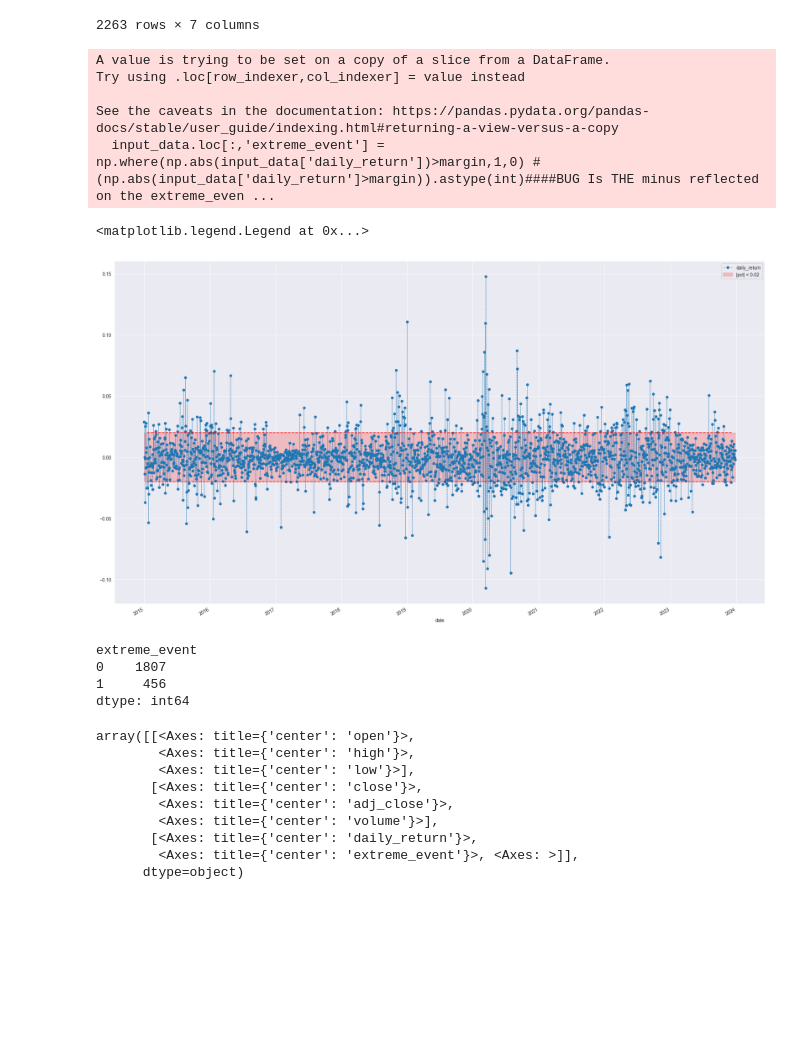
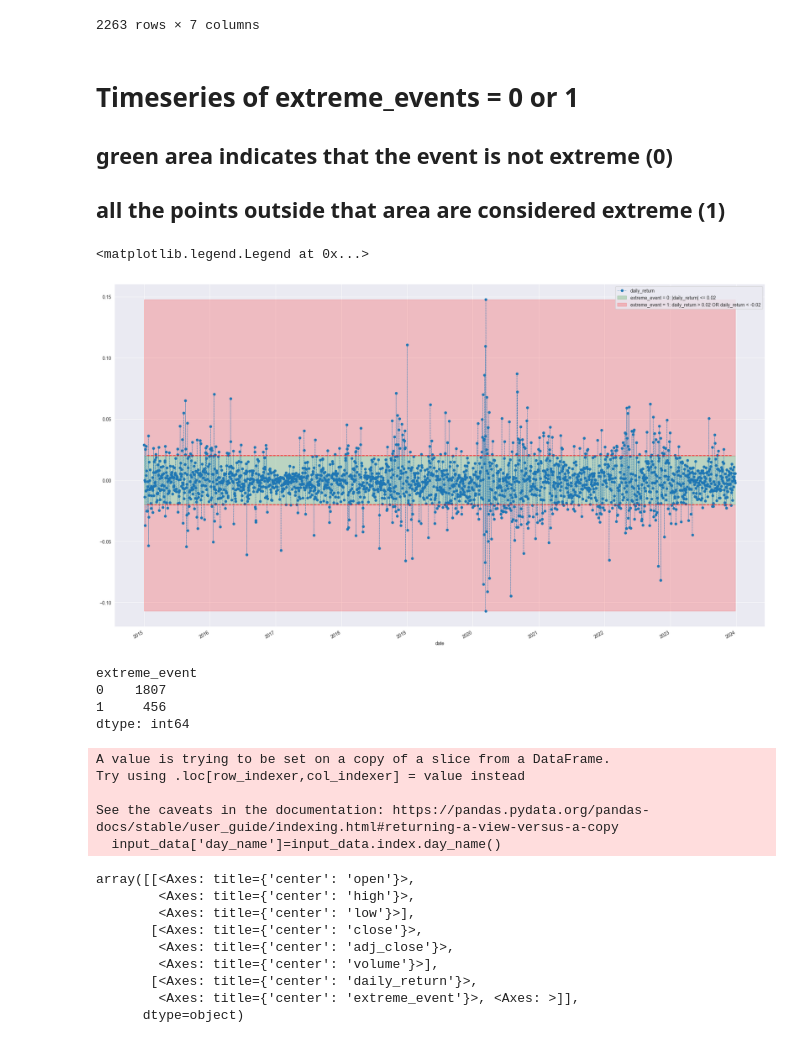
Before and after one commit to agerom/aic2_assignment, a Jupyter notebook: eda.ipynb, the cells around one changed output. Cells and saved outputs as stored; diff of their text form; code cells hidden in the pictures; blank space fills up the shorter version.

```diff
--- a/eda.ipynb
+++ b/eda.ipynb
@@ -237,22 +237,24 @@ See the caveats in the documentation: https://pandas.pydata.org/pandas-docs/stab
 | 2023-12-27 | 192.490005 | 193.500000 | 191.089996 | 193.149994 | 192.419830 | 48087700 | -0.002221 |
 | 2023-12-28 | 194.139999 | 194.660004 | 193.169998 | 193.580002 | 192.848221 | 34049900 | 0.005454 |
 2263 rows × 7 columns
+# %% [markdown]
+# Timeseries of extreme_events = 0 or 1
+## green area indicates that the event is not extreme (0)
+## all the points outside that area are considered extreme (1)
 # %%
 margin = 0.02#  np.where(df['value'].abs() > 0.02, 1, 0)
 input_data.loc[:,'extreme_event'] = np.where(np.abs(input_data['daily_return'])>margin,1,0) #(np.abs(input_data['daily_return']>margin)).astype(int)####BUG Is THE minus reflected on the extreme_event
 input_data.plot(y='daily_return',marker='.',linestyle='-.',linewidth=.5,ms=10,figsize=(25,15))
 plt.axhline(xmin=0.05,xmax=.95,y=margin, color='red', linestyle='--')
 plt.axhline(xmin=0.05,xmax=.95,y=-margin, color='red', linestyle='--')
-plt.fill_between(x=input_data.index,y1=margin,y2=-margin,color='red',alpha=0.2,label=f'|pct| < {margin}')
+plt.fill_between(x=input_data.index,y1=margin,y2=-margin,color='green',alpha=0.2,label=f'extreme_event = 0: |daily_return| <= {margin}')
+plt.fill_between(x=input_data.index,y1=+margin,y2=input_data.daily_return.max(),color='red',alpha=0.2,label=f'extreme_event = 1: daily_return > {margin} OR daily_return < -{margin}')
+plt.fill_between(x=input_data.index,y1=-margin,y2=input_data.daily_return.min(),color='red',alpha=0.2)#no need for label
+
 plt.legend()
 # %% [output]
-A value is trying to be set on a copy of a slice from a DataFrame.
-Try using .loc[row_indexer,col_indexer] = value instead
-
-See the caveats in the documentation: https://pandas.pydata.org/pandas-docs/stable/user_guide/indexing.html#returning-a-view-versus-a-copy
-  input_data.loc[:,'extreme_event'] = np.where(np.abs(input_data['daily_return'])>margin,1,0) #(np.abs(input_data['daily_return']>margin)).astype(int)####BUG Is THE minus reflected on the extreme_even ...
+<matplotlib.legend.Legend at 0x...>
-<matplotlib.legend.Legend at 0x...>
-[figure, old version]
+[figure, new version]
 # %%
 #check the distributions based on extreme event flag
 input_data.groupby('extreme_event').size()
@@ -261,6 +263,14 @@ extreme_event
 0    1807
 1     456
 dtype: int64
+# %%
+input_data['day_name']=input_data.index.day_name()
+# %% [output]
+A value is trying to be set on a copy of a slice from a DataFrame.
+Try using .loc[row_indexer,col_indexer] = value instead
+
+See the caveats in the documentation: https://pandas.pydata.org/pandas-docs/stable/user_guide/indexing.html#returning-a-view-versus-a-copy
+  input_data['day_name']=input_data.index.day_name()
 # %%
 input_data.hist(figsize=(25,15),bins=50,log=True)
 # %% [output]
```
Also changed, not shown: parts of 8 cells of this notebook, 1 other file.
